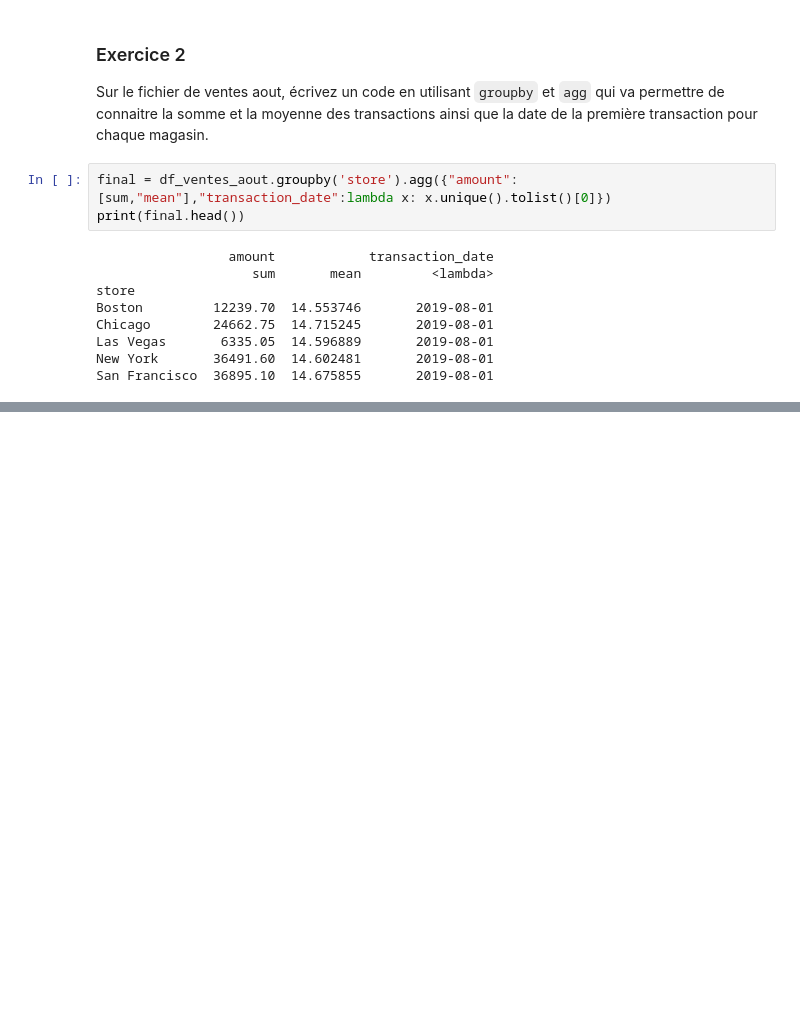
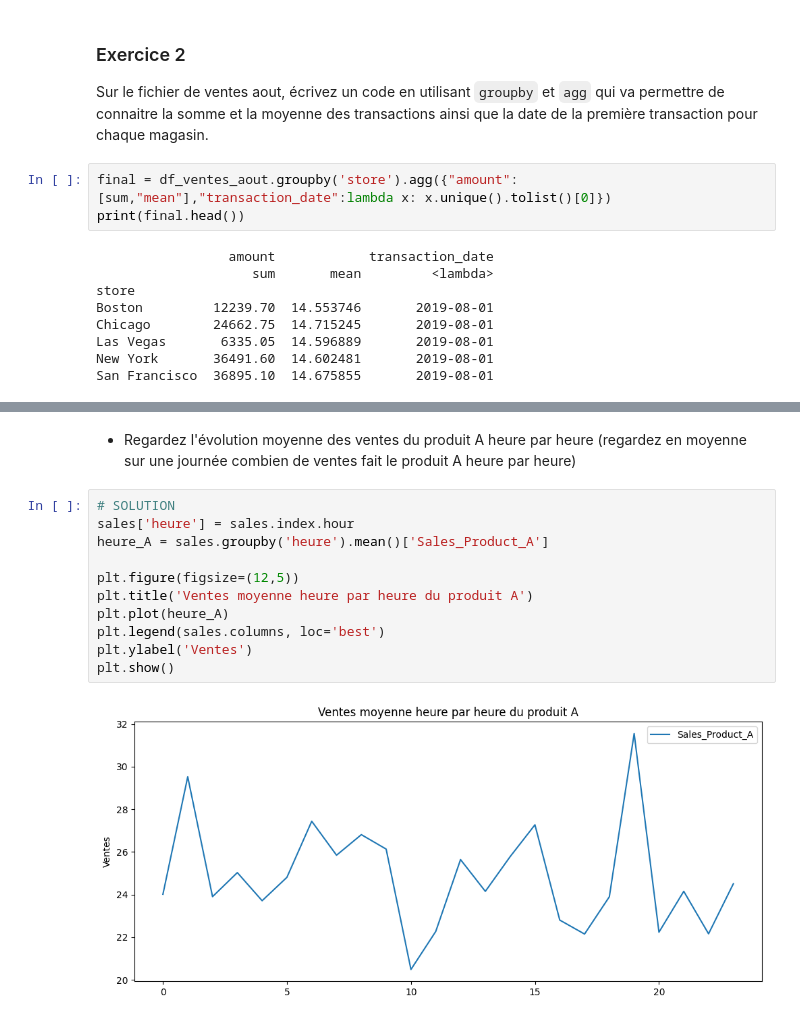
Before and after one commit to heretica/python_for_excel, a Jupyter notebook: s3_pandas_avance.ipynb, the cells around one changed output, grey strips where cells are left out. Saved outputs shown, nothing was run; the diff lists cells and outputs as text; blank space fills up the shorter version.

```diff
--- a/s3_pandas_avance.ipynb
+++ b/s3_pandas_avance.ipynb
@@ -204,0 +451,15 @@ San Francisco  36895.10  14.675855       2019-08-01
+# %% [markdown]
+- Regardez l'évolution moyenne des ventes du produit A heure par heure (regardez en moyenne sur une journée combien de ventes fait le produit A heure par heure)
+# %%
+# SOLUTION
+sales['heure'] = sales.index.hour
+heure_A = sales.groupby('heure').mean()['Sales_Product_A']
+
+plt.figure(figsize=(12,5))
+plt.title('Ventes moyenne heure par heure du produit A')
+plt.plot(heure_A)
+plt.legend(sales.columns, loc='best')
+plt.ylabel('Ventes')
+plt.show()
+# %% [output]
+[figure, added]
```
Also changed, not shown: parts of 31 cells of this notebook.
